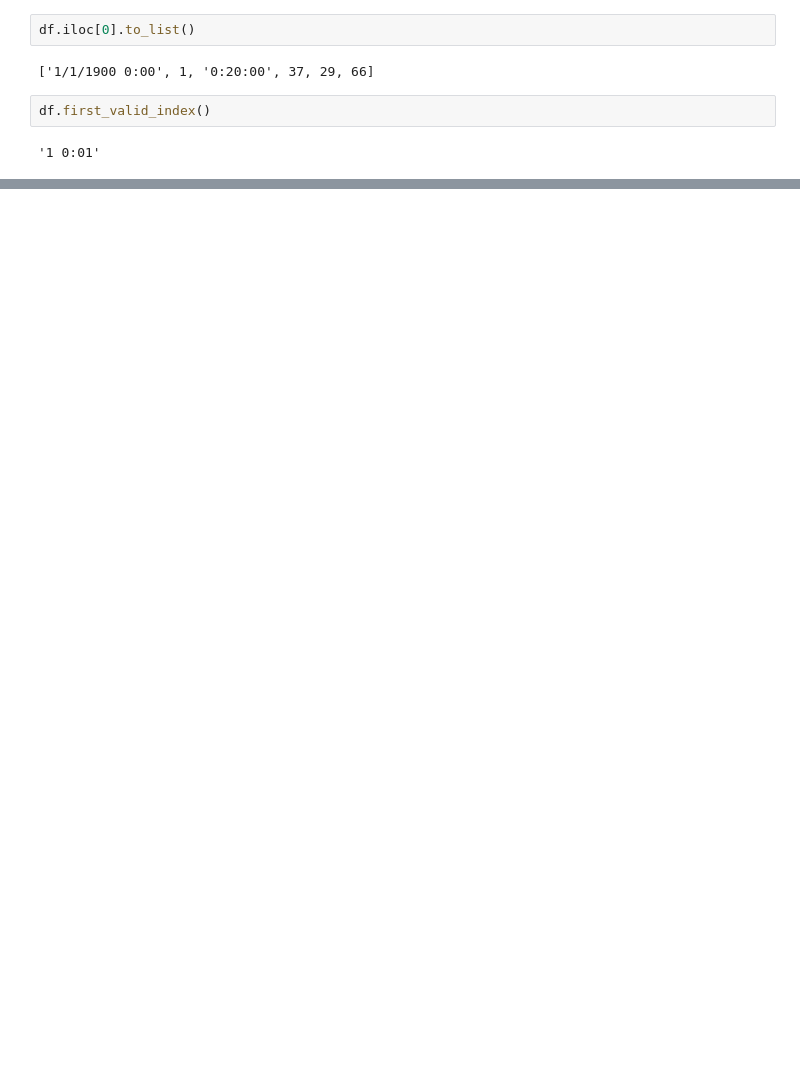
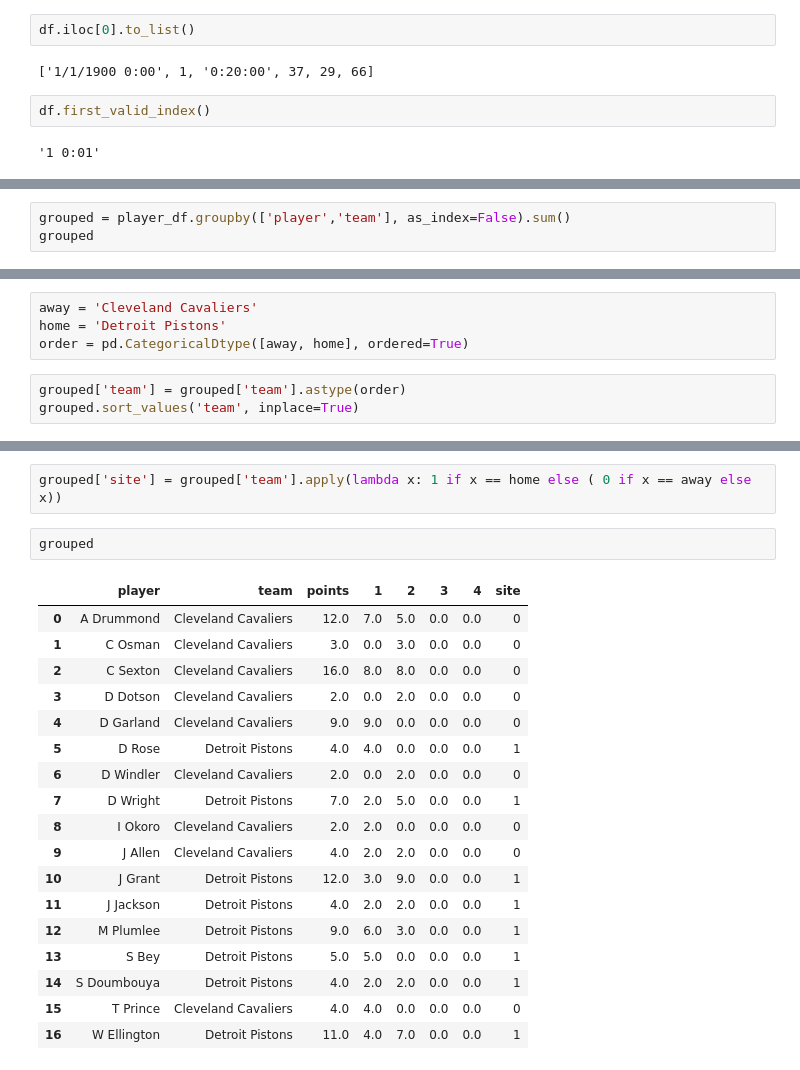
Before and after one commit to gatorsgonnagait/Sangolytics, a Jupyter notebook: Test.ipynb, the cells around one changed output, grey strips where cells are left out. Saved outputs shown, nothing was run; the diff lists cells and outputs as text; blank space fills up the shorter version.

```diff
--- a/Test.ipynb
+++ b/Test.ipynb
@@ -111,0 +153,3 @@ df.first_valid_index()
+# %%
+grouped = player_df.groupby(['player','team'], as_index=False).sum()
+grouped
@@ -111,0 +175,7 @@ df.first_valid_index()
+# %%
+away = 'Cleveland Cavaliers'
+home = 'Detroit Pistons'
+order = pd.CategoricalDtype([away, home], ordered=True)
+# %%
+grouped['team'] = grouped['team'].astype(order)
+grouped.sort_values('team', inplace=True)
@@ -111,0 +201,23 @@ df.first_valid_index()
+# %%
+grouped['site'] = grouped['team'].apply(lambda x: 1 if x == home else ( 0 if x == away else x))
+# %%
+grouped
+# %% [output]
+|  | player | team | points | 1 | 2 | 3 | 4 | site |
+| 0 | A Drummond | Cleveland Cavaliers | 12.0 | 7.0 | 5.0 | 0.0 | 0.0 | 0 |
+| 1 | C Osman | Cleveland Cavaliers | 3.0 | 0.0 | 3.0 | 0.0 | 0.0 | 0 |
+| 2 | C Sexton | Cleveland Cavaliers | 16.0 | 8.0 | 8.0 | 0.0 | 0.0 | 0 |
+| 3 | D Dotson | Cleveland Cavaliers | 2.0 | 0.0 | 2.0 | 0.0 | 0.0 | 0 |
+| 4 | D Garland | Cleveland Cavaliers | 9.0 | 9.0 | 0.0 | 0.0 | 0.0 | 0 |
+| 5 | D Rose | Detroit Pistons | 4.0 | 4.0 | 0.0 | 0.0 | 0.0 | 1 |
+| 6 | D Windler | Cleveland Cavaliers | 2.0 | 0.0 | 2.0 | 0.0 | 0.0 | 0 |
+| 7 | D Wright | Detroit Pistons | 7.0 | 2.0 | 5.0 | 0.0 | 0.0 | 1 |
+| 8 | I Okoro | Cleveland Cavaliers | 2.0 | 2.0 | 0.0 | 0.0 | 0.0 | 0 |
+| 9 | J Allen | Cleveland Cavaliers | 4.0 | 2.0 | 2.0 | 0.0 | 0.0 | 0 |
+| 10 | J Grant | Detroit Pistons | 12.0 | 3.0 | 9.0 | 0.0 | 0.0 | 1 |
+| 11 | J Jackson | Detroit Pistons | 4.0 | 2.0 | 2.0 | 0.0 | 0.0 | 1 |
+| 12 | M Plumlee | Detroit Pistons | 9.0 | 6.0 | 3.0 | 0.0 | 0.0 | 1 |
+| 13 | S Bey | Detroit Pistons | 5.0 | 5.0 | 0.0 | 0.0 | 0.0 | 1 |
+| 14 | S Doumbouya | Detroit Pistons | 4.0 | 2.0 | 2.0 | 0.0 | 0.0 | 1 |
+| 15 | T Prince | Cleveland Cavaliers | 4.0 | 4.0 | 0.0 | 0.0 | 0.0 | 0 |
+| 16 | W Ellington | Detroit Pistons | 11.0 | 4.0 | 7.0 | 0.0 | 0.0 | 1 |
```
Also changed, not shown: parts of 34 cells of this notebook, 2 other files.
